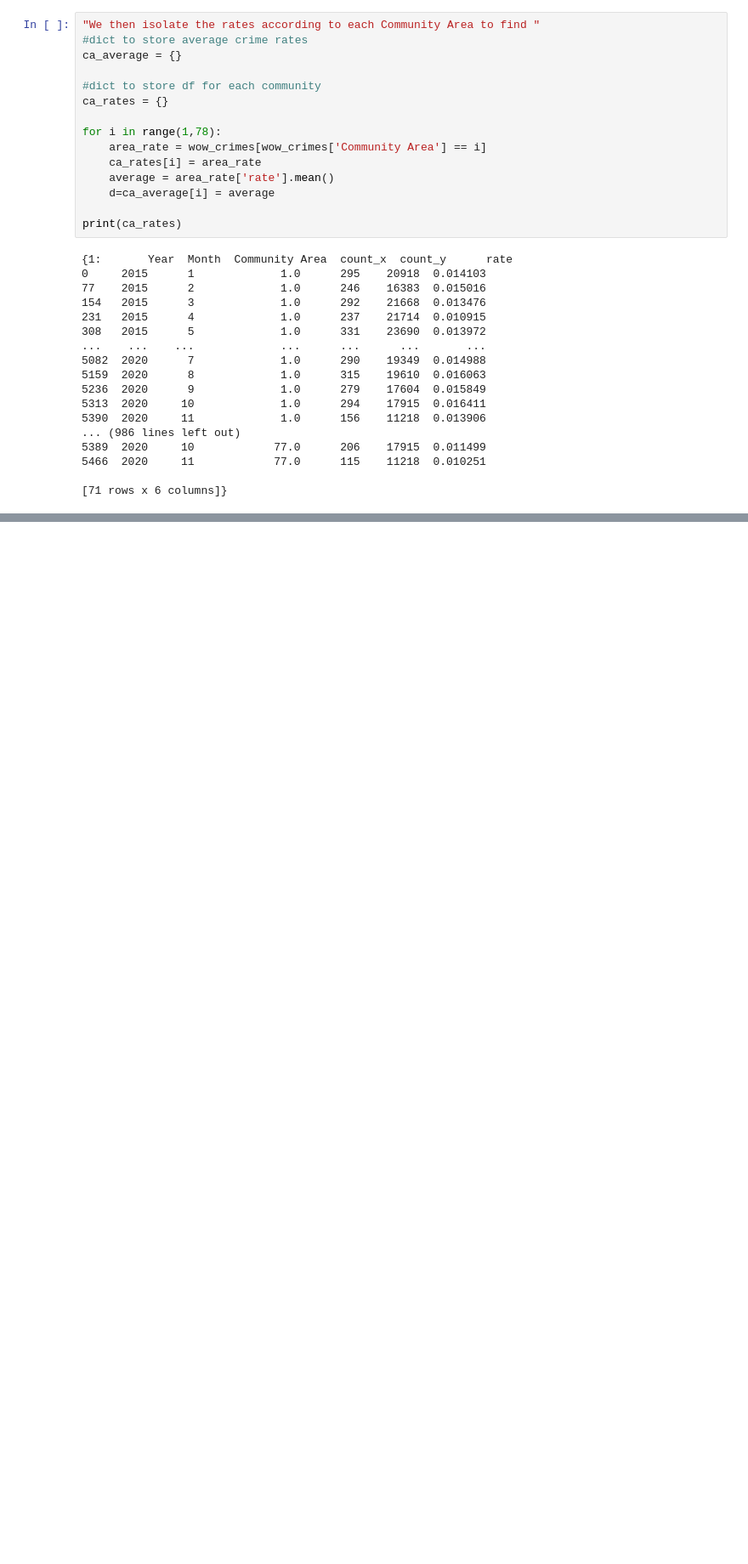
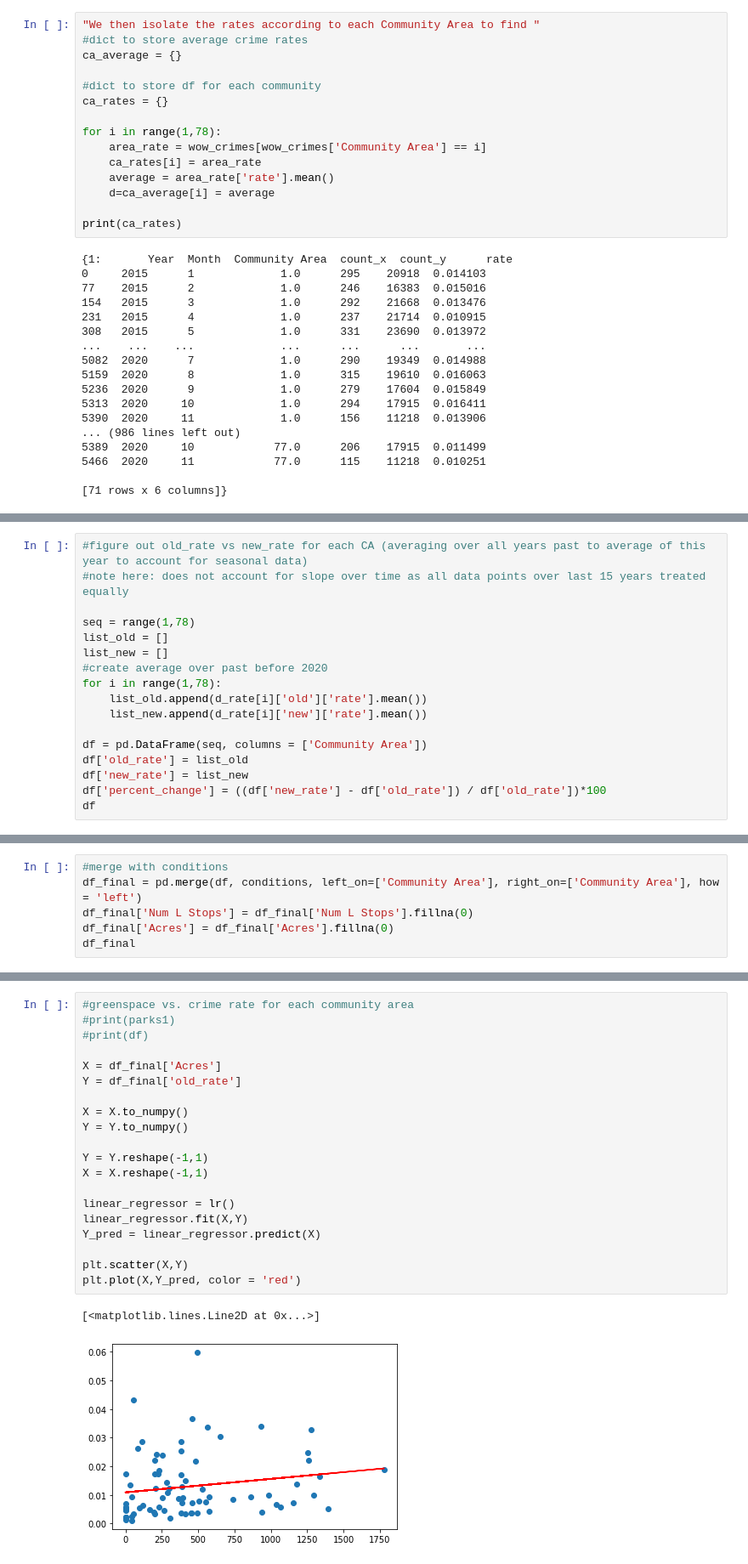
Before and after one commit to a-matai/datasiensgrup, a Jupyter notebook: src/linear_regression.ipynb, the cells around one changed output, grey strips where cells are left out. Shown at 85% size. Drawn from its saved outputs; the diff is of its cells as text; blank space fills up the shorter version.

```diff
--- a/src/linear_regression.ipynb
+++ b/src/linear_regression.ipynb
@@ -253,0 +308,17 @@ print(d_rate)
+# %%
+#figure out old_rate vs new_rate for each CA (averaging over all years past to average of this year to account for seasonal data)
+#note here: does not account for slope over time as all data points over last 15 years treated equally
+
+seq = range(1,78)
+list_old = []
+list_new = []
+#create average over past before 2020
+for i in range(1,78):
+    list_old.append(d_rate[i]['old']['rate'].mean())
+    list_new.append(d_rate[i]['new']['rate'].mean())
+
+df = pd.DataFrame(seq, columns = ['Community Area'])
+df['old_rate'] = list_old
+df['new_rate'] = list_new
+df['percent_change'] = ((df['new_rate'] - df['old_rate']) / df['old_rate'])*100
+df
@@ -253,0 +339,6 @@ print(d_rate)
+# %%
+#merge with conditions
+df_final = pd.merge(df, conditions, left_on=['Community Area'], right_on=['Community Area'], how = 'left')
+df_final['Num L Stops'] = df_final['Num L Stops'].fillna(0)
+df_final['Acres'] = df_final['Acres'].fillna(0)
+df_final
@@ -253,0 +359,23 @@ print(d_rate)
+# %%
+#greenspace vs. crime rate for each community area
+#print(parks1)
+#print(df)
+
+X = df_final['Acres']
+Y = df_final['old_rate']
+
+X = X.to_numpy()
+Y = Y.to_numpy()
+
+Y = Y.reshape(-1,1)
+X = X.reshape(-1,1)
+
+linear_regressor = lr()
+linear_regressor.fit(X,Y)
+Y_pred = linear_regressor.predict(X)
+
+plt.scatter(X,Y)
+plt.plot(X,Y_pred, color = 'red')
+# %% [output]
+[<matplotlib.lines.Line2D at 0x...>]
+[figure, added]
```
Also changed, not shown: parts of 15 cells of this notebook.
